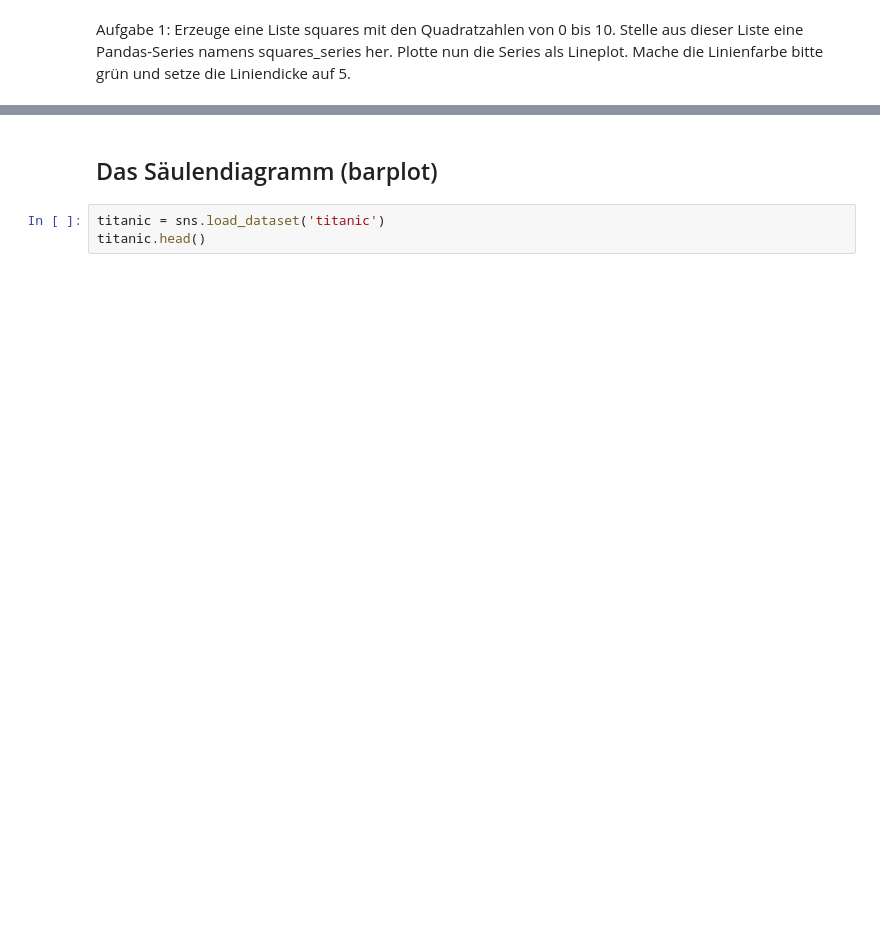
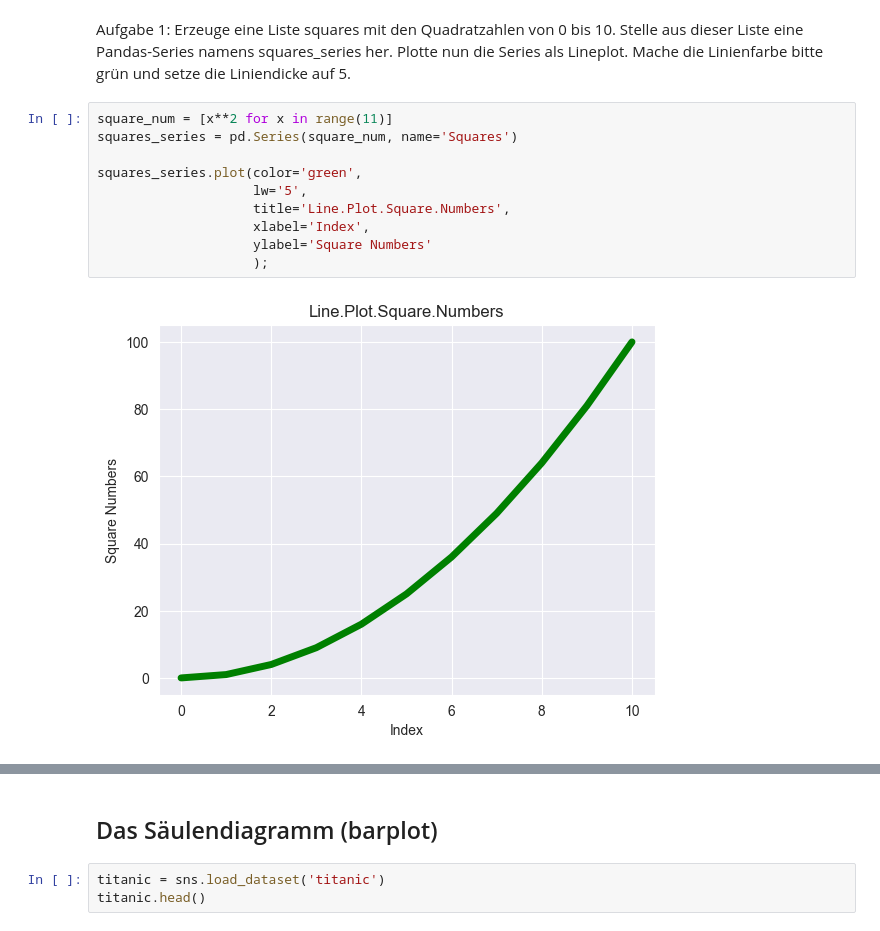
Before and after one commit to puLsar-Dev42/DataAnalyst_Aug.24, a Jupyter notebook: 07_Python_für_Datenanalysten/Tag_7_Diagramme-Pandas/Vorlesung/7_Skript_Diagramme_Vorlage.ipynb, the cells around one changed output, grey strips where cells are left out. Drawn from its saved outputs; the diff is of its cells as text; blank space fills up the shorter version.

```diff
--- a/07_Python_für_Datenanalysten/Tag_7_Diagramme-Pandas/Vorlesung/7_Skript_Diagramme_Vorlage.ipynb
+++ b/07_Python_für_Datenanalysten/Tag_7_Diagramme-Pandas/Vorlesung/7_Skript_Diagramme_Vorlage.ipynb
@@ -52,6 +100,18 @@ Erzeuge eine Liste squares mit den Quadratzahlen von 0 bis 10.
 Stelle aus dieser Liste eine Pandas-Series namens squares_series her.
 Plotte nun die Series als Lineplot.
 Mache die Linienfarbe bitte grün und setze die Liniendicke auf 5.
+# %%
+square_num = [x**2 for x in range(11)]
+squares_series = pd.Series(square_num, name='Squares')
+
+squares_series.plot(color='green',
+                    lw='5',
+                    title='Line.Plot.Square.Numbers',
+                    xlabel='Index',
+                    ylabel='Square Numbers'
+                    );
+# %% [output]
+[figure, added]
 # %%
 # Flugdaten laden:
 flights = sns.load_dataset('flights')
```
Also changed, not shown: parts of 34 cells of this notebook, 26 other files.
